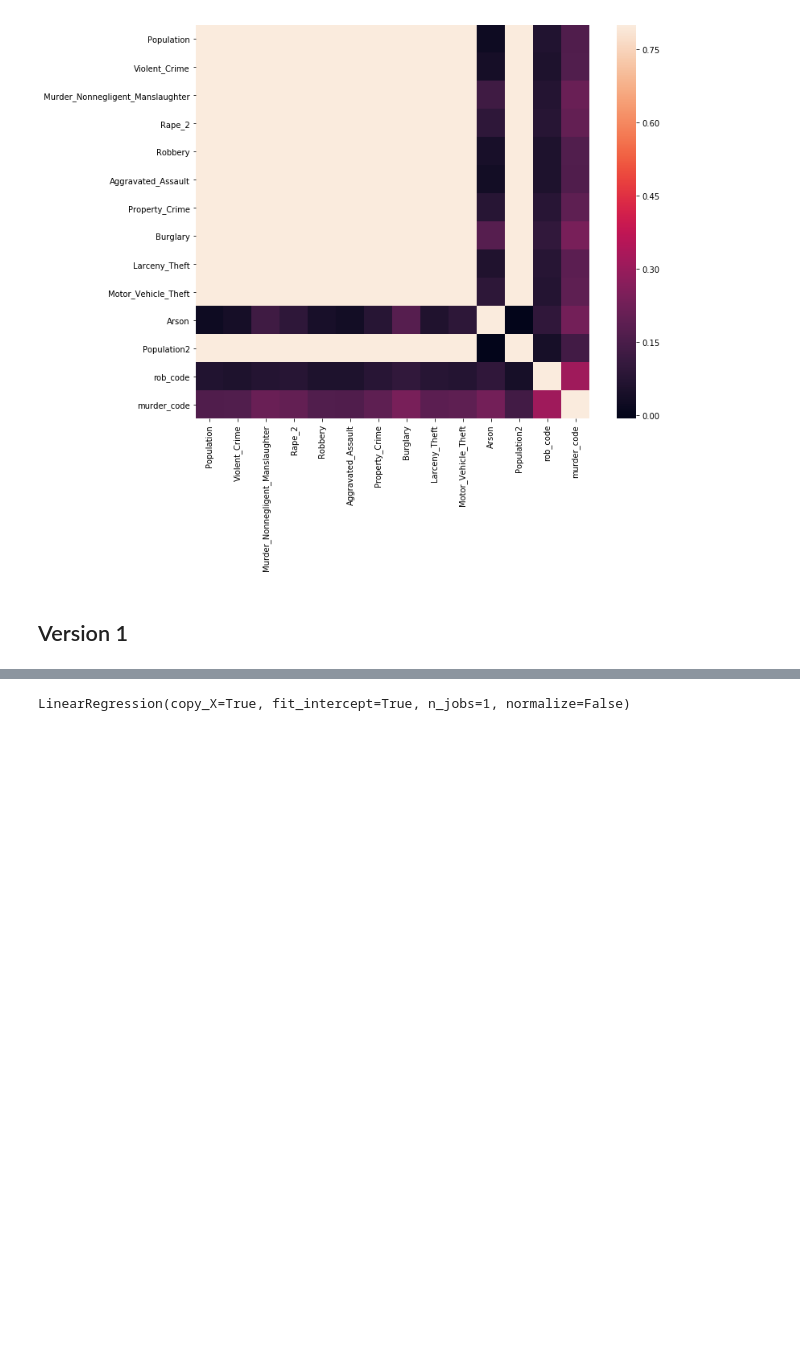
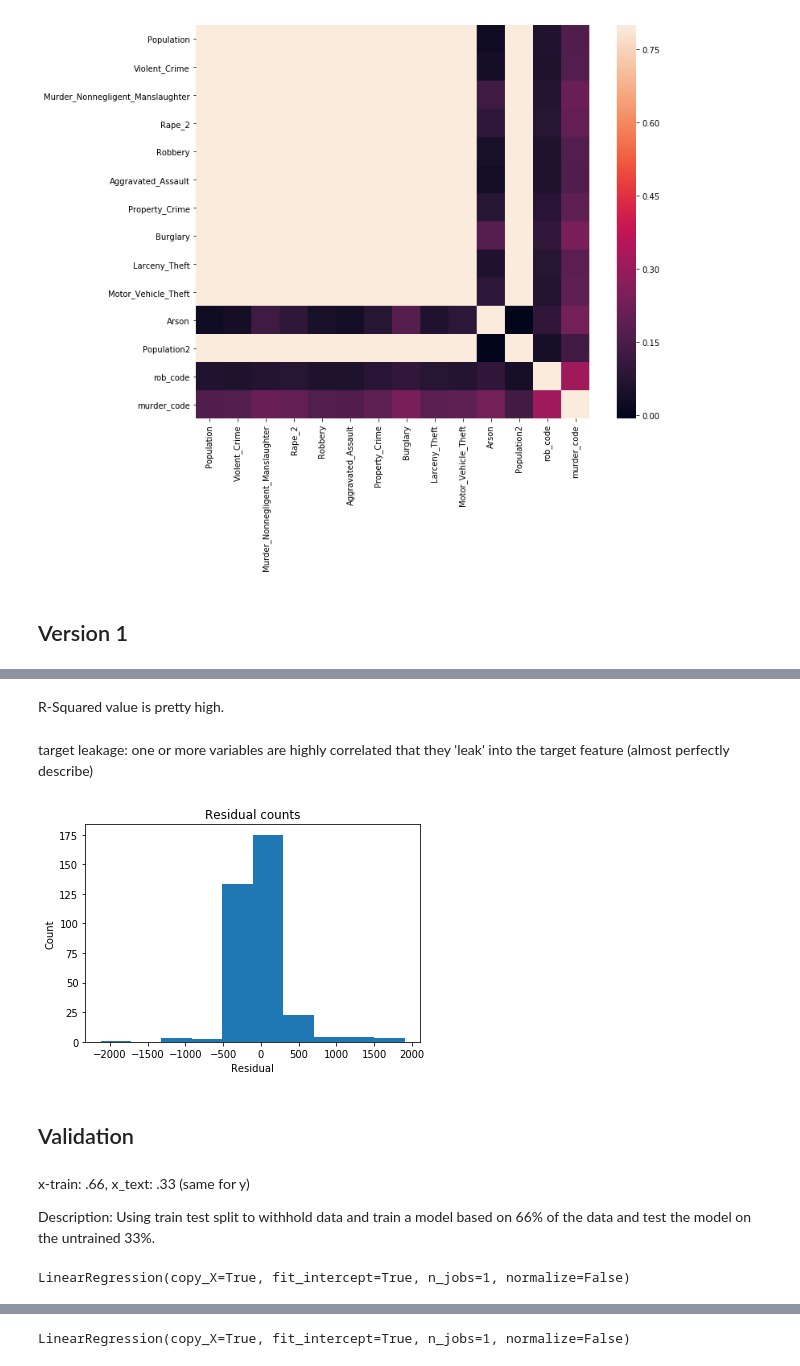
Before and after one commit to crlau/unit-2, a Jupyter notebook: multivariate_regression.ipynb, the cells around one changed output, grey strips where cells are left out. Cells and saved outputs as stored; diff of their text form; code cells hidden in the pictures; blank space fills up the shorter version.

```diff
--- a/multivariate_regression.ipynb
+++ b/multivariate_regression.ipynb
@@ -103,3 +104,8 @@ plt.show()
 [figure]
 # %% [markdown]
 ## Version 1
+# %%
+regr = linear_model.LinearRegression()
+Y = df['Property_Crime'].values.reshape(-1, 1)
+X = df[['Violent_Crime','murder_code', 'Population2']]
+regr.fit(X, Y)
@@ -105,0 +130,25 @@ plt.show()
+# %% [markdown]
+R-Squared value is pretty high.
+# %% [markdown]
+target leakage: one or more variables are highly correlated that they 'leak' into the target feature (almost perfectly describe)
+# %%
+# Extract predicted values.
+predicted = regr.predict(X).ravel()
+actual = df['Property_Crime']
+
+# Calculate the residual
+residual = actual - predicted
+
+plt.hist(residual)
+plt.title('Residual counts')
+plt.xlabel('Residual')
+plt.ylabel('Count')
+plt.show()
+# %% [output]
+[figure, added]
+# %% [markdown]
+## Validation
+# %% [markdown]
+x-train: .66, x_text: .33 (same for y)
+
+Description: Using train test split to withhold data and train a model based on 66% of the data and test the model on the untrained 33%.
@@ -105,0 +158,4 @@ plt.show()
+# %%
+regr.fit(X_train, y_train)
+# %% [output]
+LinearRegression(copy_X=True, fit_intercept=True, n_jobs=1, normalize=False)
```
Also changed, not shown: parts of 31 cells of this notebook.
